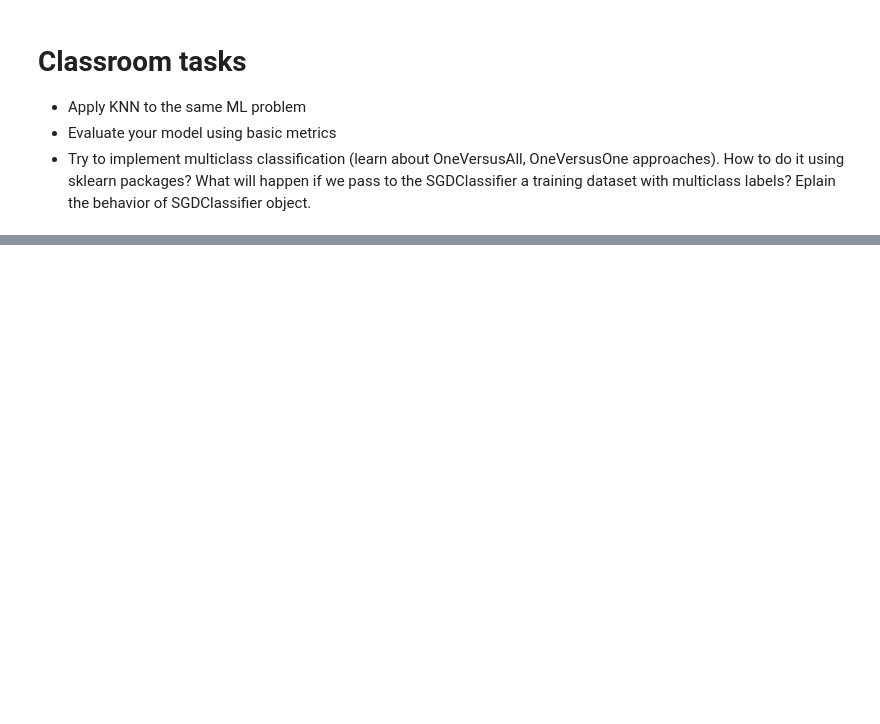
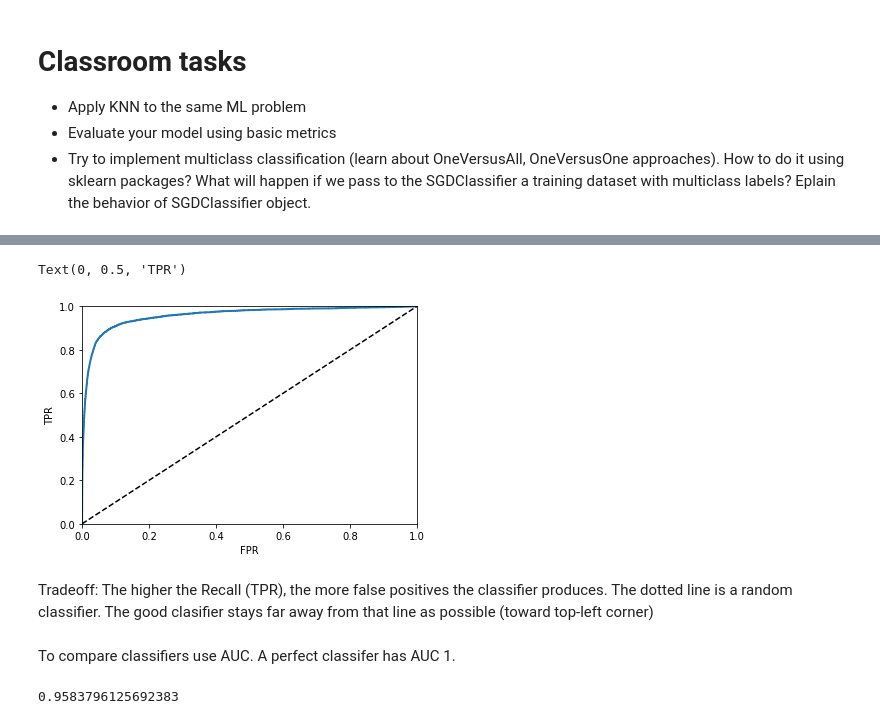
Before and after one commit to ckenshim/2020-winter-scipy, a Jupyter notebook: classification/Classification.ipynb, the cells around one changed output, grey strips where cells are left out. Drawn from its saved outputs; the diff is of its cells as text; code cells hidden in the pictures; blank space fills up the shorter version.

```diff
--- a/classification/Classification.ipynb
+++ b/classification/Classification.ipynb
@@ -219,0 +224,24 @@ Text(0, 0.5, 'precision')
+# %%
+from sklearn.metrics import roc_curve
+
+fpr, tpr, threshold = roc_curve(y_train_5, y_scores)
+
+# plotting roc
+plt.plot(fpr, tpr,  linewidth=2)
+plt.plot([0,1],[0,1], 'k--')
+plt.axis([0,1, 0,1])
+plt.xlabel("FPR")
+plt.ylabel("TPR")
+# %% [output]
+Text(0, 0.5, 'TPR')
+[figure, added]
+# %% [markdown]
+Tradeoff: The higher the Recall (TPR), the more false positives the classifier produces. The dotted line is
+    a random classifier. The good clasifier stays far away from that line as possible (toward top-left corner)
+# %% [markdown]
+To compare classifiers use AUC. A perfect classifer has AUC 1.
+# %%
+from sklearn.metrics import roc_auc_score
+roc_auc_score(y_train_5, y_scores)
+# %% [output]
+0.9583796125692383
```
Also changed, not shown: parts of 28 cells of this notebook, 10 other files.
